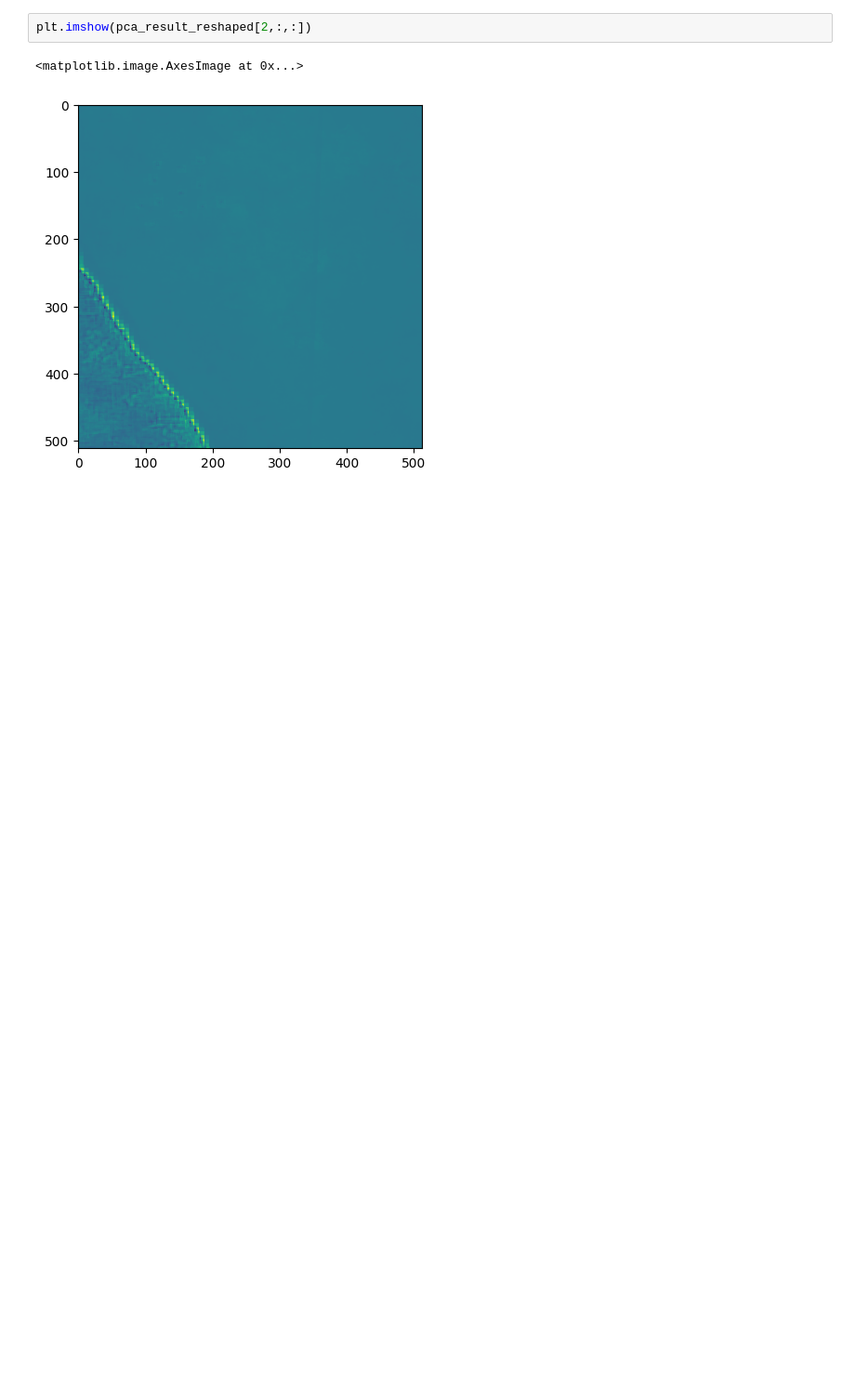
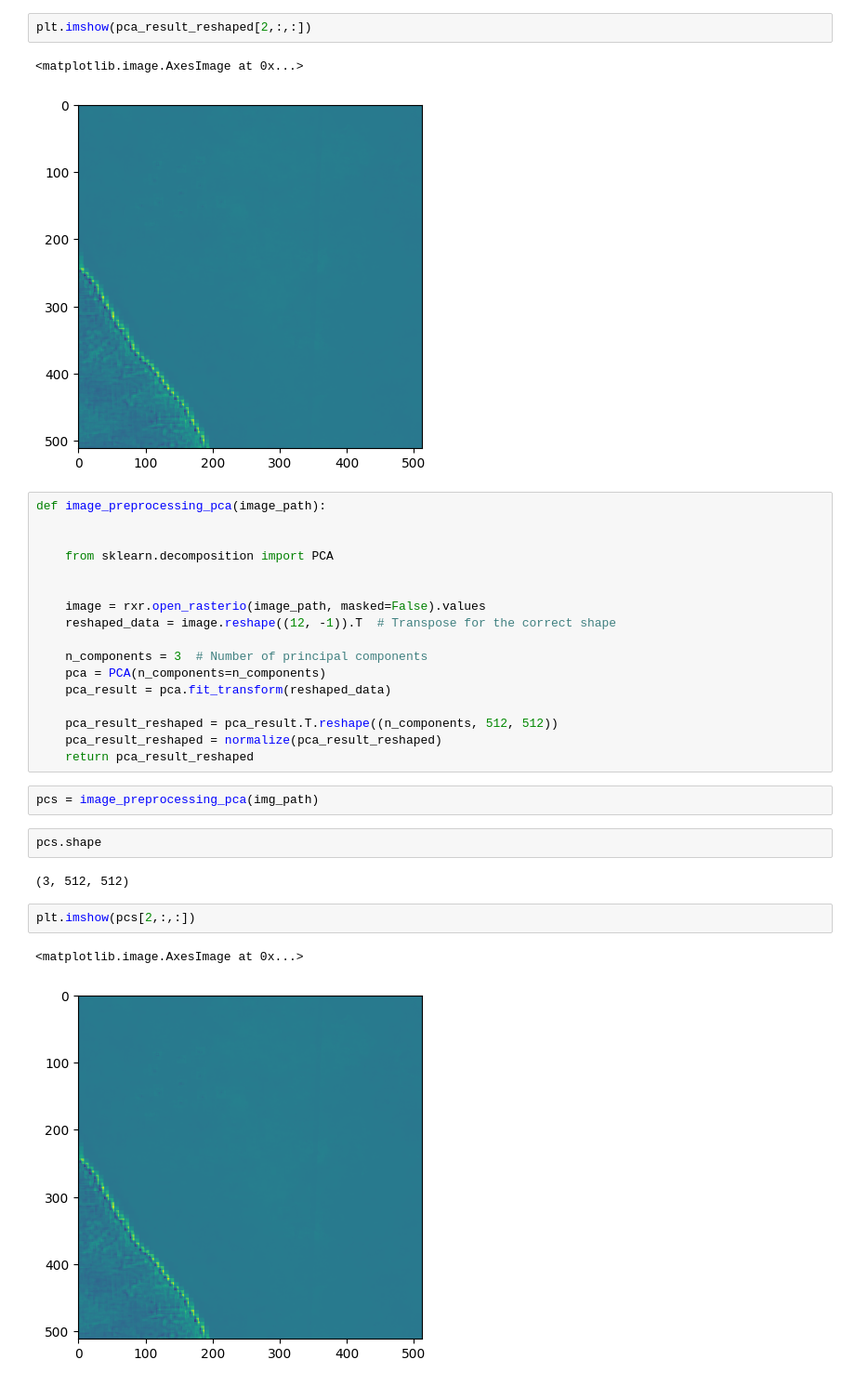
Before and after one commit to tetaud-sebastien/solafune-finding-mining-sites, a Jupyter notebook: Notebooks/data-augmentation.ipynb, the cells around one changed output. Shown at 93% size. Drawn from its saved outputs; the diff is of its cells as text; blank space fills up the shorter version.

```diff
--- a/Notebooks/data-augmentation.ipynb
+++ b/Notebooks/data-augmentation.ipynb
@@ -198,3 +216,31 @@ plt.imshow(pca_result_reshaped[2,:,:])
 # %% [output]
 <matplotlib.image.AxesImage at 0x...>
 [figure]
+# %%
+def image_preprocessing_pca(image_path):
+
+
+    from sklearn.decomposition import PCA
+
+
+    image = rxr.open_rasterio(image_path, masked=False).values
+    reshaped_data = image.reshape((12, -1)).T  # Transpose for the correct shape
+
+    n_components = 3  # Number of principal components
+    pca = PCA(n_components=n_components)
+    pca_result = pca.fit_transform(reshaped_data)
+
+    pca_result_reshaped = pca_result.T.reshape((n_components, 512, 512))
+    pca_result_reshaped = normalize(pca_result_reshaped)
+    return pca_result_reshaped
+# %%
+pcs = image_preprocessing_pca(img_path)
+# %%
+pcs.shape
+# %% [output]
+(3, 512, 512)
+# %%
+plt.imshow(pcs[2,:,:])
+# %% [output]
+<matplotlib.image.AxesImage at 0x...>
+[figure, added]
```
Also changed, not shown: parts of 2 cells of this notebook, 6 other files.
